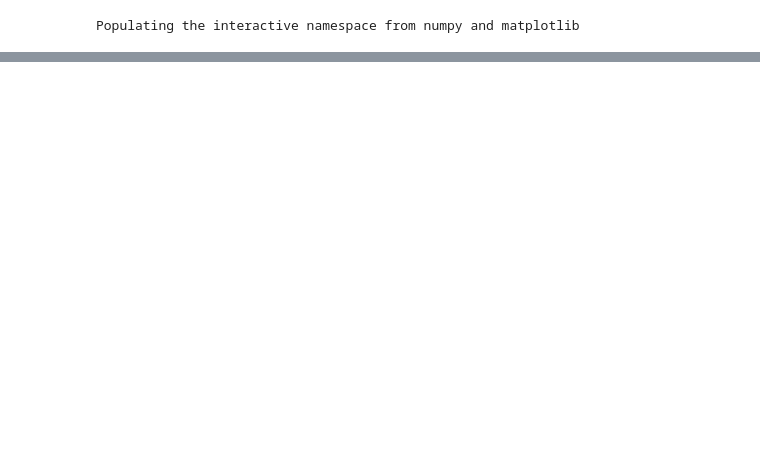
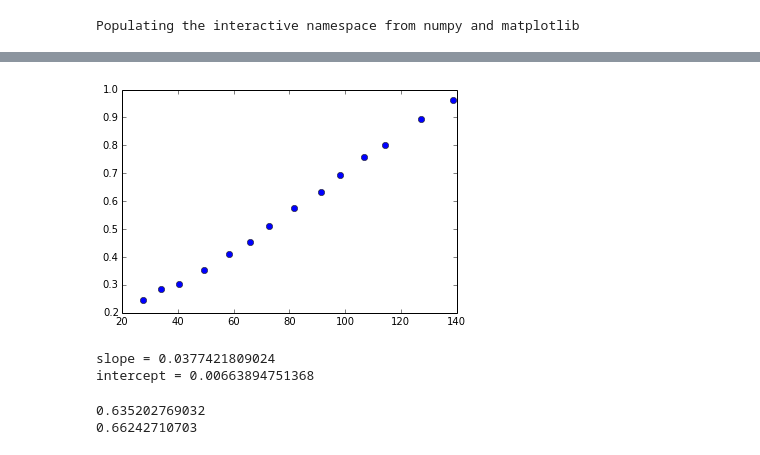
Before and after one commit to abardess/PHYS202-S14, a Jupyter notebook: OpticalPumping.ipynb, the cells around one changed output, grey strips where cells are left out. Drawn from its saved outputs; the diff is of its cells as text; code cells hidden in the pictures; blank space fills up the shorter version.

```diff
--- a/OpticalPumping.ipynb
+++ b/OpticalPumping.ipynb
@@ -52,0 +94,26 @@ plt.show()
+# %%
+v_RF2 = [165.0, 202.5, 242.5, 295.0, 347.5, 392.5, 435.0, 487.5, 545.0, 585.0, 637.5, 682.0, 760.0, 828.0] #mV
+Period2 = [4.08, 3.52, 3.28, 2.84, 2.44, 2.20, 1.96, 1.74, 1.58, 1.44, 1.32, 1.25, 1.12, 1.04] #ms
+
+frequency_lower = []
+B_RF2 = []
+for i in Period2:
+    frequency_lower.append(1.0/i)
+for i in v_RF2:
+    B_RF2.append(i*2*(8.991*10**-3)*3.0/.322) #Gauss
+
+b2, m2 = pylab.polyfit(B_RF2, frequency_lower, 1)
+plt.plot(B_RF2, frequency_lower, 'o')
+plt.show()
+print "slope =", m2
+print "intercept =", b2
+# %% [output]
+[figure, added]
+slope = 0.0377421809024
+intercept = 0.00663894751368
+# %%
+print b/b2
+print g_85/g_87
+# %% [output]
+0.635202769032
+0.66242710703
```
Also changed, not shown: parts of 7 cells of this notebook.
